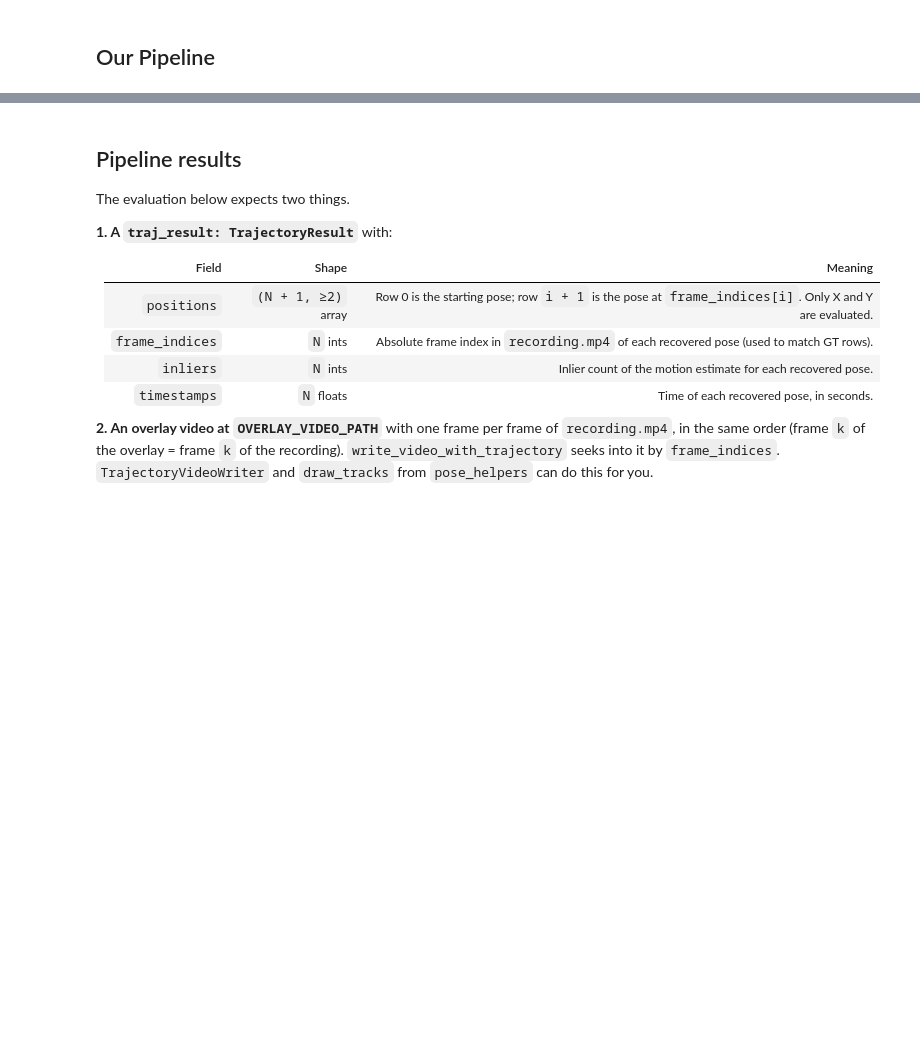
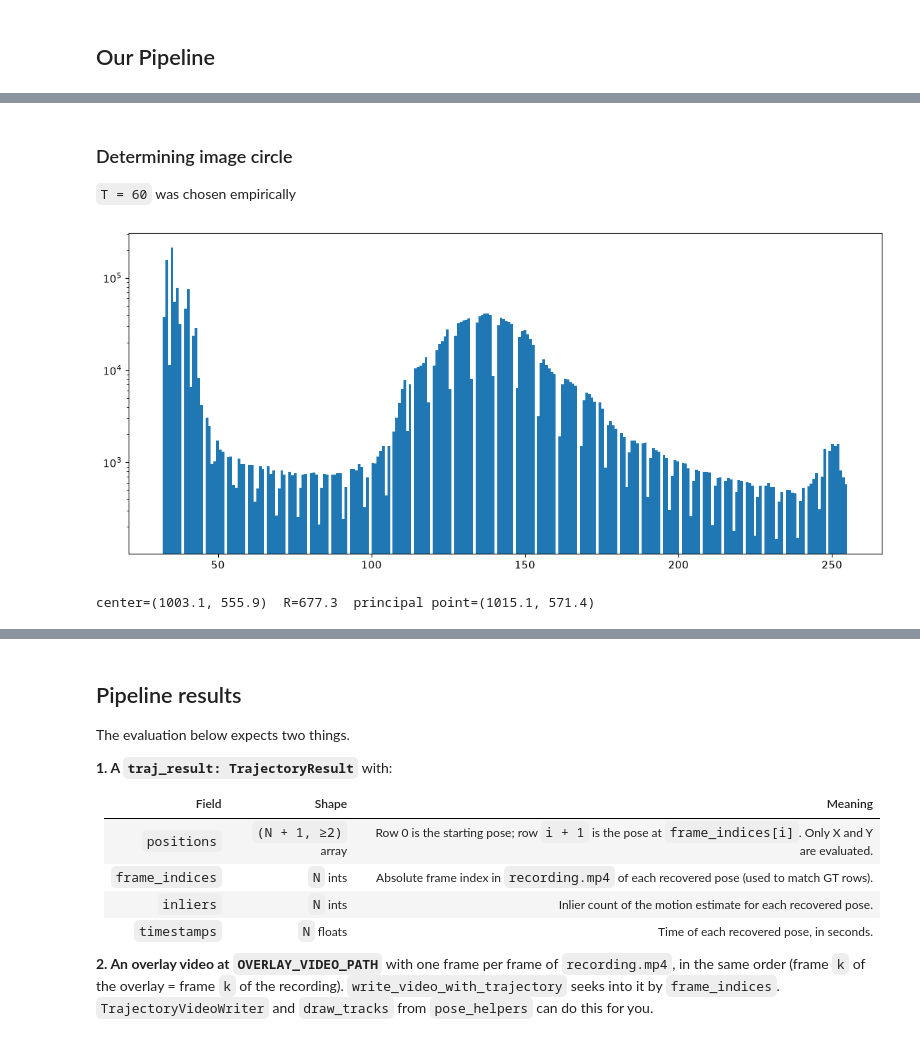
Before and after one commit to yagodanr/hw3_trajectory-estimation, a Jupyter notebook: homework.ipynb, the cells around one changed output, grey strips where cells are left out. Cells and saved outputs as stored; diff of their text form; code cells hidden in the pictures; blank space fills up the shorter version.

```diff
--- a/homework.ipynb
+++ b/homework.ipynb
@@ -70,0 +177,32 @@ print("Distortion center:\n", distortion_center)
+# %% [markdown]
+### Determining image circle
+`T = 60` was chosen empirically
+# %%
+cap = cv.VideoCapture(str(VIDEO_PATH))
+n = int(cap.get(cv.CAP_PROP_FRAME_COUNT))
+
+
+acc = np.zeros((H, W), np.uint8)
+for i in np.linspace(0, n - 1, 20, dtype=int):      # 20 frames spread over the video
+    cap.set(cv.CAP_PROP_POS_FRAMES, int(i))
+    ok, frame = cap.read()
+    if not ok:
+        continue
+    gray = cv.cvtColor(frame, cv.COLOR_BGR2GRAY)
+    acc = np.maximum(acc, gray)                      # per-pixel brightest value seen
+cap.release()
+
+# Pick T from the data: look where the border values end and the scene begins
+plt.hist(acc.ravel(), bins=256, log=True); plt.show()
+
+T = 60
+_, bw = cv.threshold(acc, T, 255, cv.THRESH_BINARY)
+
+# Keep only the biggest blob, so a few stray bright pixels can't inflate the circle
+contours, _ = cv.findContours(bw, cv.RETR_EXTERNAL, cv.CHAIN_APPROX_NONE)
+circle_contour = max(contours, key=cv.contourArea)
+(xc, yc), R = cv.minEnclosingCircle(circle_contour)
+print(f"center=({xc:.1f}, {yc:.1f})  R={R:.1f}  principal point=({K[0,2]:.1f}, {K[1,2]:.1f})")
+# %% [output]
+[figure, added]
+center=(1003.1, 555.9)  R=677.3  principal point=(1015.1, 571.4)
```
Also changed, not shown: parts of 12 cells of this notebook.
